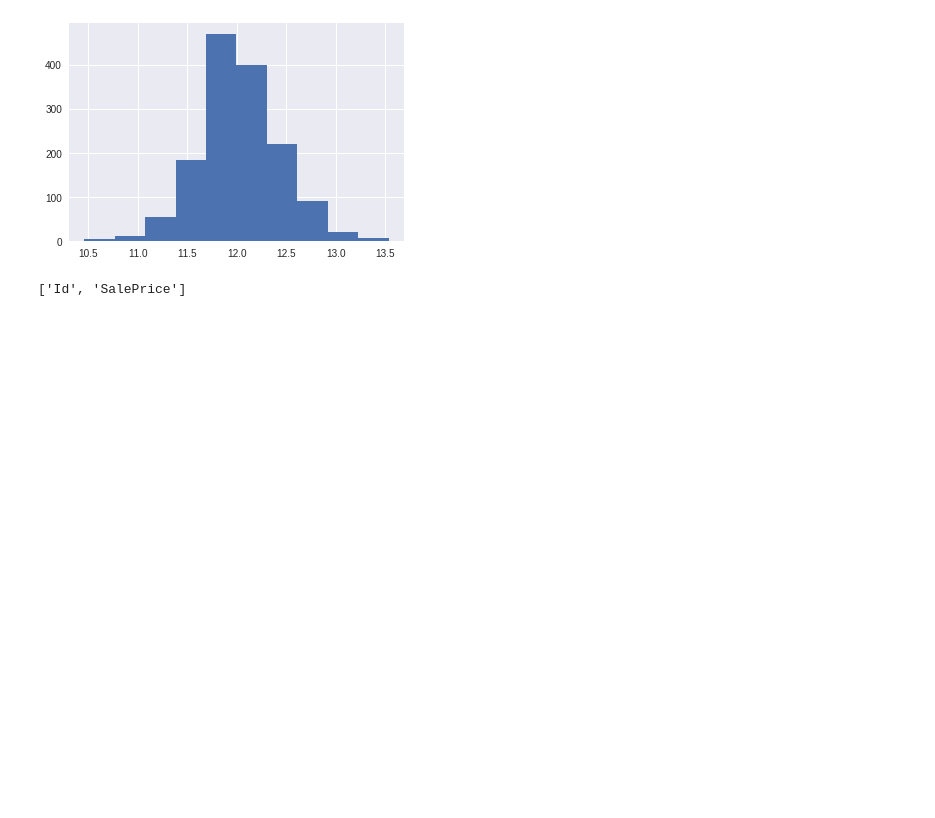
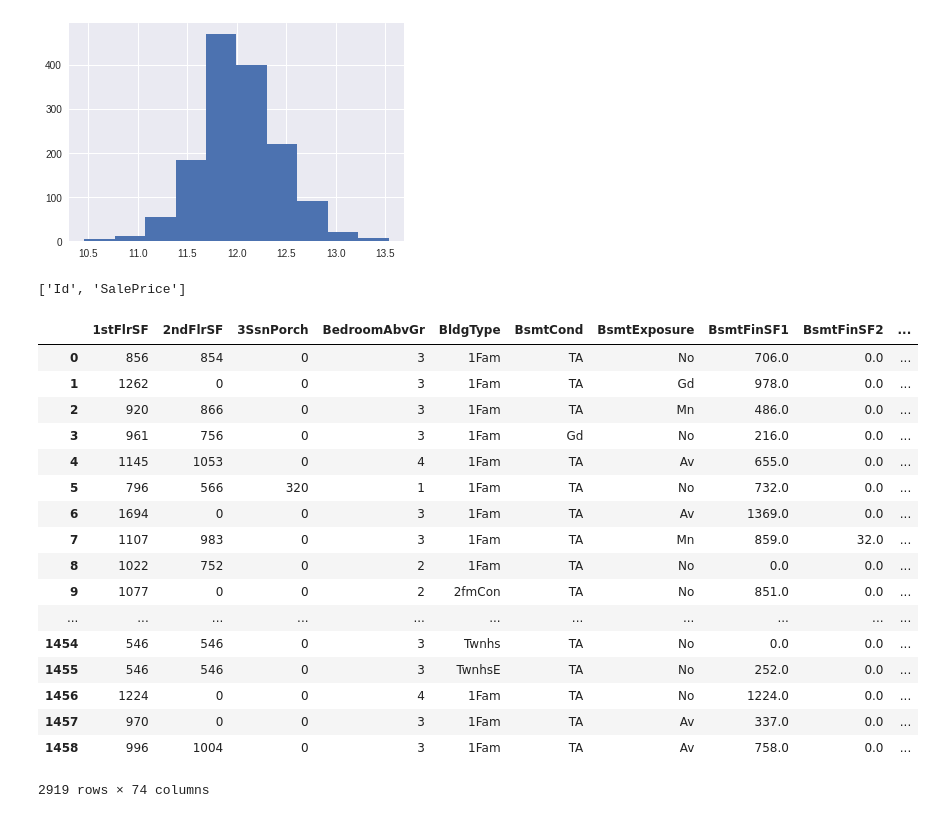
Before and after one commit to rakshithvasudev/Machine-Learning, a Jupyter notebook: Decision Trees and Random Forests/Kaggle Housing/Ver 2.ipynb, the cells around one changed output. Cells and saved outputs as stored; diff of their text form; code cells hidden in the pictures; blank space fills up the shorter version.

```diff
--- a/Decision Trees and Random Forests/Kaggle Housing/Ver 2.ipynb
+++ b/Decision Trees and Random Forests/Kaggle Housing/Ver 2.ipynb
@@ -102,5 +102,26 @@ reqColumns = train.columns.difference(['Id','SalePrice'])
 removecols = [col for col in bothdf.columns if col not in reqColumns]
 # %% [output]
 ['Id', 'SalePrice']
+# %%
+bothdf.drop(removecols,axis=1,inplace=True)
 # %%
-bothdf.drop()
+bothdf
+# %% [output]
+|  | 1stFlrSF | 2ndFlrSF | 3SsnPorch | BedroomAbvGr | BldgType | BsmtCond | BsmtExposure | BsmtFinSF1 | BsmtFinSF2 | ... |
+| 0 | 856 | 854 | 0 | 3 | 1Fam | TA | No | 706.0 | 0.0 | ... |
+| 1 | 1262 | 0 | 0 | 3 | 1Fam | TA | Gd | 978.0 | 0.0 | ... |
+| 2 | 920 | 866 | 0 | 3 | 1Fam | TA | Mn | 486.0 | 0.0 | ... |
+| 3 | 961 | 756 | 0 | 3 | 1Fam | Gd | No | 216.0 | 0.0 | ... |
+| 4 | 1145 | 1053 | 0 | 4 | 1Fam | TA | Av | 655.0 | 0.0 | ... |
+| 5 | 796 | 566 | 320 | 1 | 1Fam | TA | No | 732.0 | 0.0 | ... |
+| 6 | 1694 | 0 | 0 | 3 | 1Fam | TA | Av | 1369.0 | 0.0 | ... |
+| 7 | 1107 | 983 | 0 | 3 | 1Fam | TA | Mn | 859.0 | 32.0 | ... |
+| 8 | 1022 | 752 | 0 | 2 | 1Fam | TA | No | 0.0 | 0.0 | ... |
+| 9 | 1077 | 0 | 0 | 2 | 2fmCon | TA | No | 851.0 | 0.0 | ... |
+| ... | ... | ... | ... | ... | ... | ... | ... | ... | ... | ... |
+| 1454 | 546 | 546 | 0 | 3 | Twnhs | TA | No | 0.0 | 0.0 | ... |
+| 1455 | 546 | 546 | 0 | 3 | TwnhsE | TA | No | 252.0 | 0.0 | ... |
+| 1456 | 1224 | 0 | 0 | 4 | 1Fam | TA | No | 1224.0 | 0.0 | ... |
+| 1457 | 970 | 0 | 0 | 3 | 1Fam | TA | Av | 337.0 | 0.0 | ... |
+| 1458 | 996 | 1004 | 0 | 3 | 1Fam | TA | Av | 758.0 | 0.0 | ... |
+2919 rows × 74 columns
```
